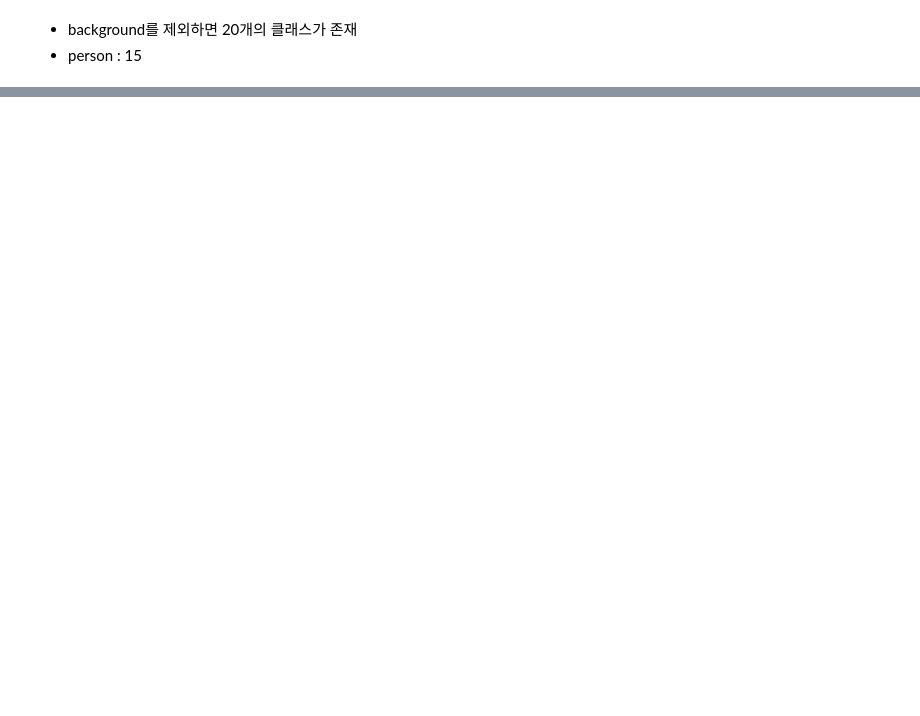
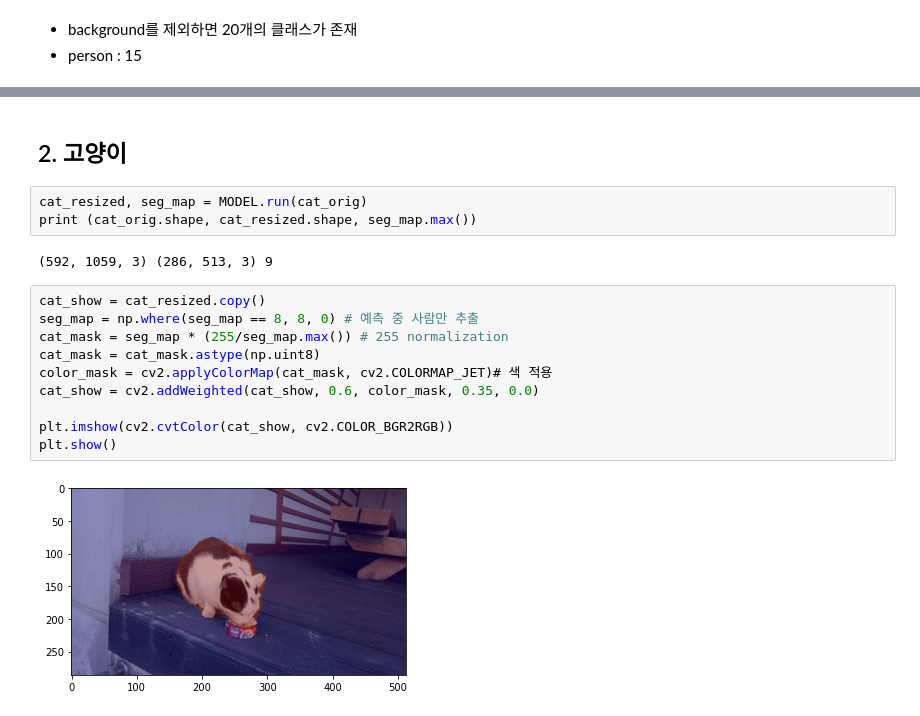
Before and after one commit to inistory/AIFFEL, a Jupyter notebook: E08/E08.ipynb, the cells around one changed output, grey strips where cells are left out. Cells and saved outputs as stored; diff of their text form; blank space fills up the shorter version.

```diff
--- a/E08/E08.ipynb
+++ b/E08/E08.ipynb
@@ -174,0 +162,19 @@ plt.show()
+# %% [markdown]
+## 2. 고양이
+# %%
+cat_resized, seg_map = MODEL.run(cat_orig)
+print (cat_orig.shape, cat_resized.shape, seg_map.max())
+# %% [output]
+(592, 1059, 3) (286, 513, 3) 9
+# %%
+cat_show = cat_resized.copy()
+seg_map = np.where(seg_map == 8, 8, 0) # 예측 중 사람만 추출
+cat_mask = seg_map * (255/seg_map.max()) # 255 normalization
+cat_mask = cat_mask.astype(np.uint8)
+color_mask = cv2.applyColorMap(cat_mask, cv2.COLORMAP_JET)# 색 적용
+cat_show = cv2.addWeighted(cat_show, 0.6, color_mask, 0.35, 0.0)
+
+plt.imshow(cv2.cvtColor(cat_show, cv2.COLOR_BGR2RGB))
+plt.show()
+# %% [output]
+[figure, added]
```
Also changed, not shown: parts of 20 cells of this notebook, 4 other files.
